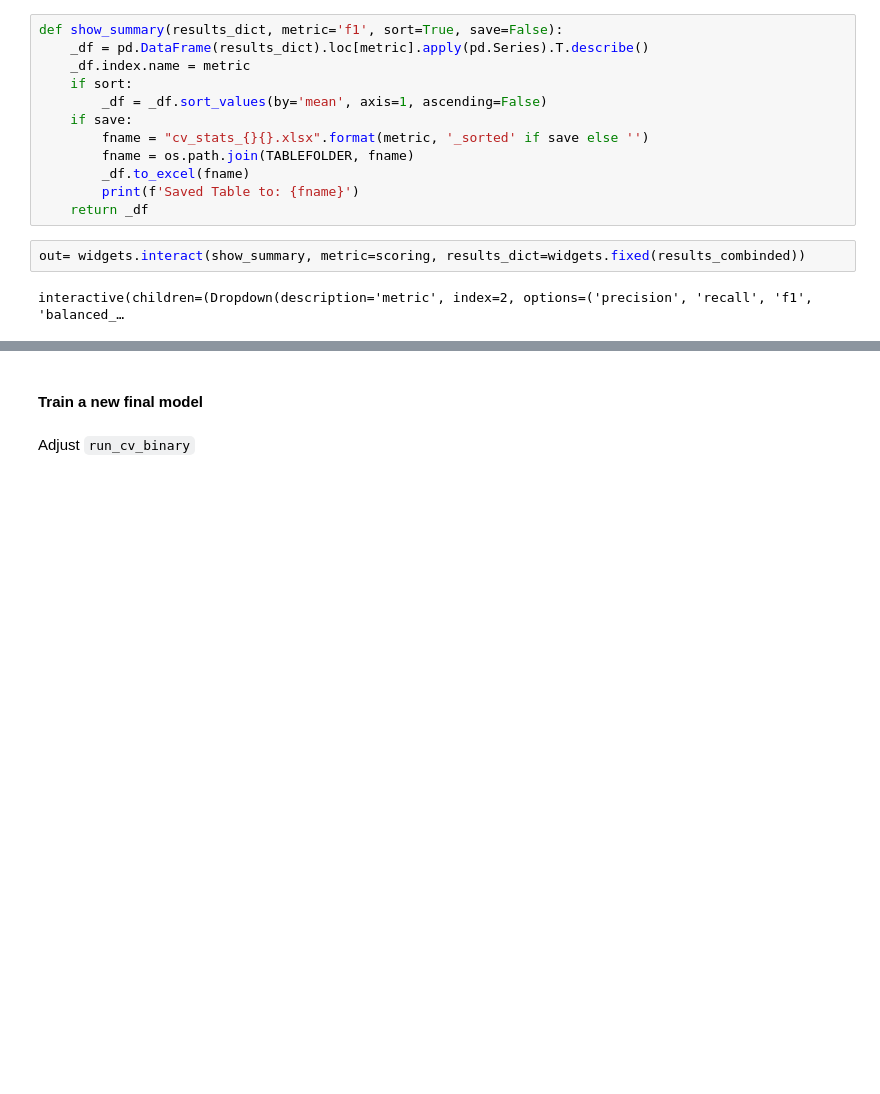
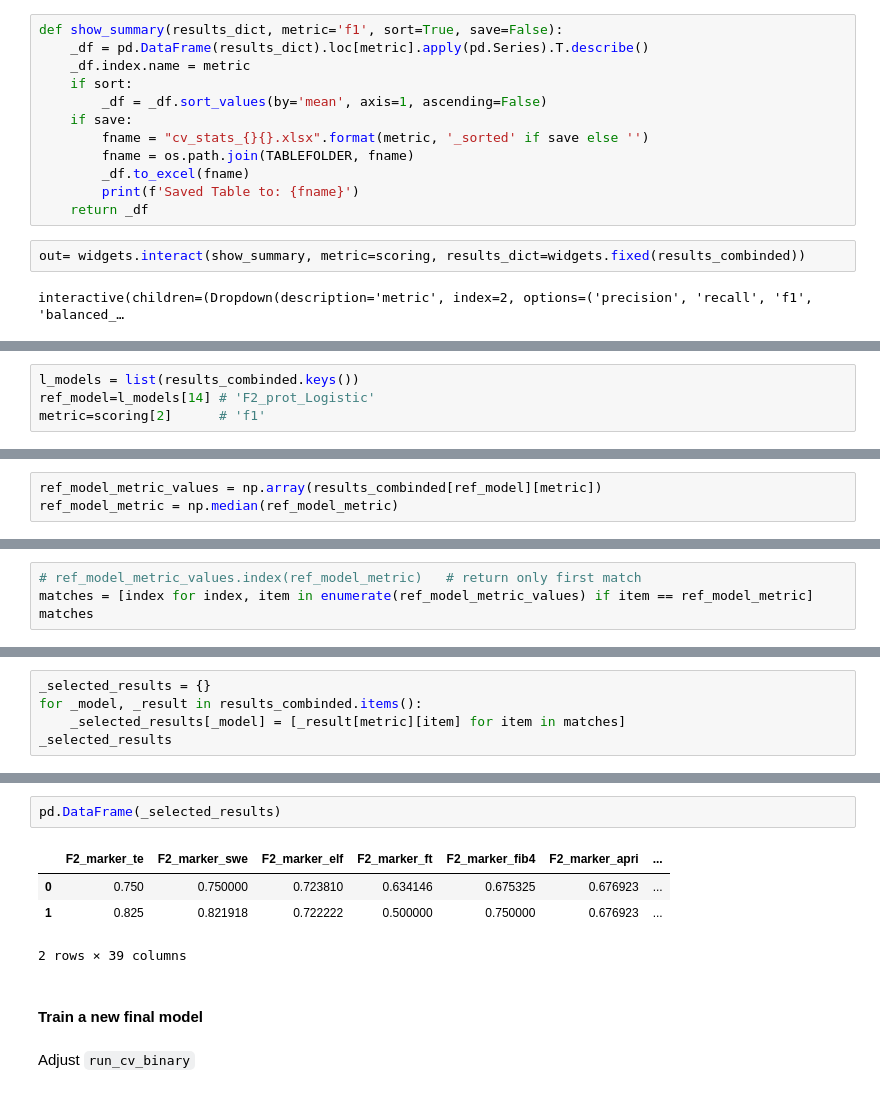
Before and after one commit to llniu/ALD-study, a Jupyter notebook: ald_analysis_hw.ipynb, the cells around one changed output, grey strips where cells are left out. Drawn from its saved outputs; the diff is of its cells as text; blank space fills up the shorter version.

```diff
--- a/ald_analysis_hw.ipynb
+++ b/ald_analysis_hw.ipynb
@@ -2266,0 +2269,4 @@ interactive(children=(Dropdown(description='metric', index=2, options=('precisio
+# %%
+l_models = list(results_combinded.keys())
+ref_model=l_models[14] # 'F2_prot_Logistic'
+metric=scoring[2]      # 'f1'
@@ -2266,0 +2278,3 @@ interactive(children=(Dropdown(description='metric', index=2, options=('precisio
+# %%
+ref_model_metric_values = np.array(results_combinded[ref_model][metric])
+ref_model_metric = np.median(ref_model_metric)
@@ -2266,0 +2283,4 @@ interactive(children=(Dropdown(description='metric', index=2, options=('precisio
+# %%
+# ref_model_metric_values.index(ref_model_metric)   # return only first match
+matches = [index for index, item in enumerate(ref_model_metric_values) if item == ref_model_metric]
+matches
@@ -2266,0 +2291,5 @@ interactive(children=(Dropdown(description='metric', index=2, options=('precisio
+# %%
+_selected_results = {}
+for _model, _result in results_combinded.items():
+    _selected_results[_model] = [_result[metric][item] for item in matches]
+_selected_results
@@ -2267,3 +2314,10 @@ interactive(children=(Dropdown(description='metric', index=2, options=('precisio
+# %%
+pd.DataFrame(_selected_results)
+# %% [output]
+|  | F2_marker_te | F2_marker_swe | F2_marker_elf | F2_marker_ft | F2_marker_fib4 | F2_marker_apri | ... |
+| 0 | 0.750 | 0.750000 | 0.723810 | 0.634146 | 0.675325 | 0.676923 | ... |
+| 1 | 0.825 | 0.821918 | 0.722222 | 0.500000 | 0.750000 | 0.676923 | ... |
+2 rows × 39 columns
 # %% [markdown]
 #### Train a new final model
 # %% [markdown]
```
Also changed, not shown: parts of 6 cells of this notebook.
